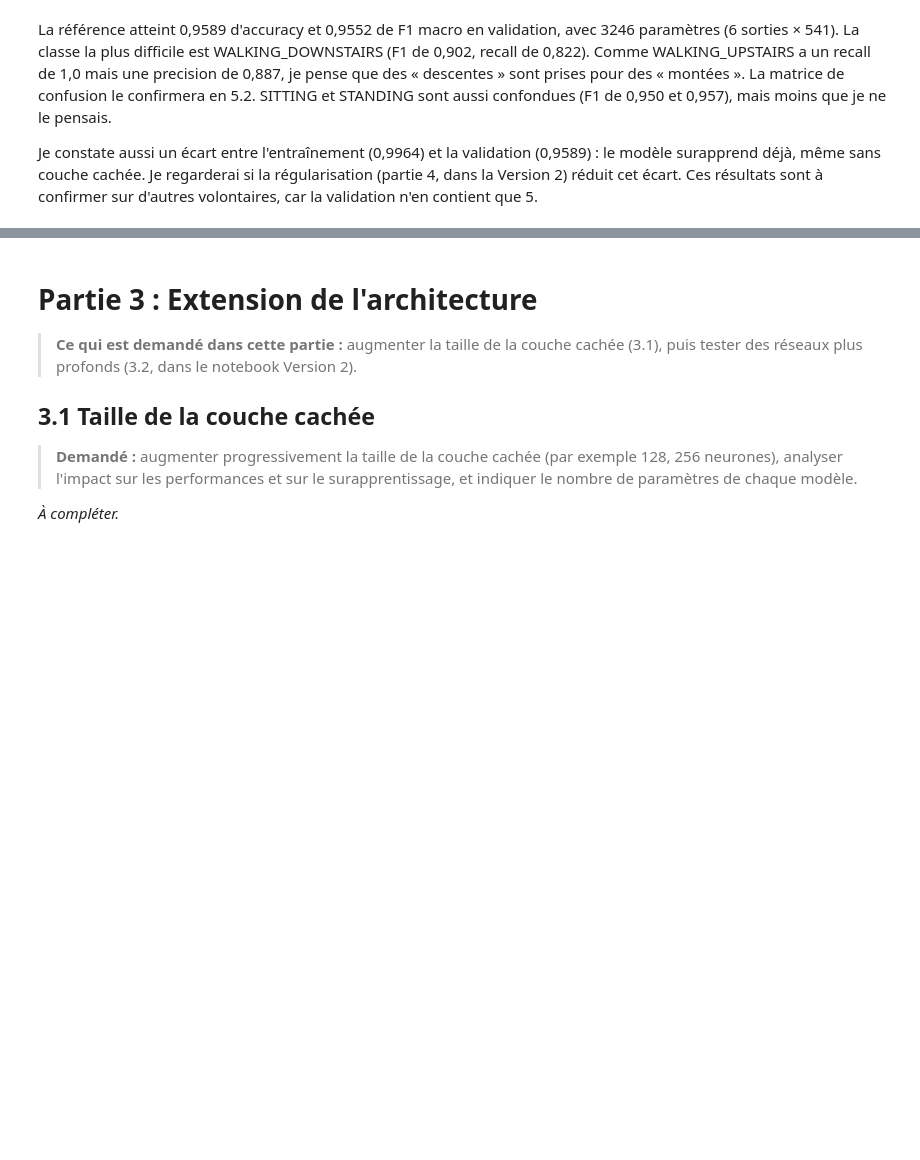
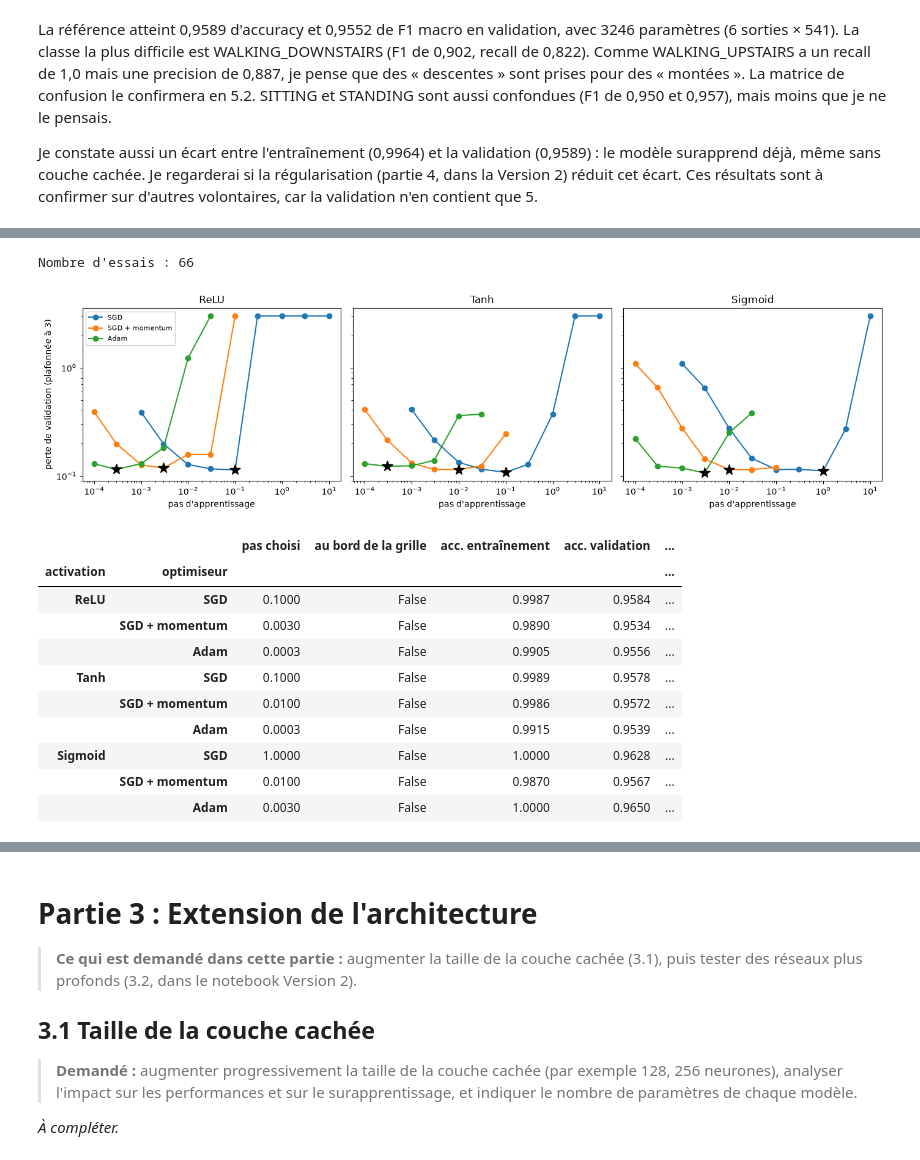
Before and after one commit to MarteOued/-tude-progressive-des-r-seaux-de-neurones-sur-le-jeu-de-donn-es-HAR, a Jupyter notebook: 1_une_couche_cachee.ipynb, the cells around one changed output, grey strips where cells are left out. Saved outputs shown, nothing was run; the diff lists cells and outputs as text; code cells hidden in the pictures; blank space fills up the shorter version.

```diff
--- a/1_une_couche_cachee.ipynb
+++ b/1_une_couche_cachee.ipynb
@@ -542,0 +757,68 @@ Je constate aussi un écart entre l'entraînement (0,9964) et la validation (0,9
+# %%
+ACTIVATIONS = {"ReLU": nn.ReLU, "Tanh": nn.Tanh, "Sigmoid": nn.Sigmoid}
+GRILLES = {
+    "SGD": [1e-3, 3e-3, 1e-2, 3e-2, 1e-1, 3e-1, 1.0, 3.0, 10.0],
+    "SGD + momentum": [1e-4, 3e-4, 1e-3, 3e-3, 1e-2, 3e-2, 1e-1],
+    "Adam": [1e-4, 3e-4, 1e-3, 3e-3, 1e-2, 3e-2],
+}
+N_EPOCHS = 30
+
+# On garde le modèle et l'historique de chaque essai
+resultats = {}
+for act_nom, act in ACTIVATIONS.items():
+    for opt_nom, grille in GRILLES.items():
+        for lr in grille:
+            resultats[(act_nom, opt_nom, lr)] = fit(act, opt_nom, lr, N_EPOCHS)
+print("Nombre d'essais :", len(resultats))
+
+
+def meilleur_lr(act_nom, opt_nom):
+    # Pas qui minimise la perte de validation à la dernière époque (nan -> écarté)
+    pertes = {lr: resultats[(act_nom, opt_nom, lr)][1]["val_loss"][-1] for lr in GRILLES[opt_nom]}
+    return min(pertes, key=lambda lr: np.nan_to_num(pertes[lr], nan=np.inf))
+
+
+LR_CHOISI = {(a, o): meilleur_lr(a, o) for a in ACTIVATIONS for o in GRILLES}
+# %% [output]
+Nombre d'essais : 66
+# %%
+# Perte de validation (dernière époque) selon le pas d'apprentissage
+fig, axes = plt.subplots(1, 3, figsize=(14, 3.8), sharey=True)
+for ax, a in zip(axes, ACTIVATIONS):
+    for o, grille in GRILLES.items():
+        pertes = [np.nan_to_num(resultats[(a, o, lr)][1]["val_loss"][-1], nan=10) for lr in grille]
+        ax.plot(grille, np.minimum(pertes, 3), marker="o", label=o)
+        lr_ok = LR_CHOISI[(a, o)]
+        ax.plot(lr_ok, min(resultats[(a, o, lr_ok)][1]["val_loss"][-1], 3), "k*", markersize=13)
+    ax.set_xscale("log")
+    ax.set_yscale("log")
+    ax.set_title(a)
+    ax.set_xlabel("pas d'apprentissage")
+axes[0].set_ylabel("perte de validation (plafonnée à 3)")
+axes[0].legend(fontsize=8)
+plt.tight_layout()
+plt.show()
+
+# Récapitulatif : pas choisi et scores pour chaque combinaison
+lignes = []
+for (a, o), lr in LR_CHOISI.items():
+    h = resultats[(a, o, lr)][1]
+    lignes.append({"activation": a, "optimiseur": o, "pas choisi": lr,
+                   "au bord de la grille": lr in (GRILLES[o][0], GRILLES[o][-1]),
+                   "acc. entraînement": h["train_acc"][-1], "acc. validation": h["val_acc"][-1],
+                   "F1 macro validation": h["val_f1"][-1], "perte validation": h["val_loss"][-1]})
+tableau22 = pd.DataFrame(lignes).set_index(["activation", "optimiseur"]).round(4)
+tableau22
+# %% [output]
+[figure, added]
+|  |  | pas choisi | au bord de la grille | acc. entraînement | acc. validation | ... |
+| activation | optimiseur |  |  |  |  | ... |
+| ReLU | SGD | 0.1000 | False | 0.9987 | 0.9584 | ... |
+|  | SGD + momentum | 0.0030 | False | 0.9890 | 0.9534 | ... |
+|  | Adam | 0.0003 | False | 0.9905 | 0.9556 | ... |
+| Tanh | SGD | 0.1000 | False | 0.9989 | 0.9578 | ... |
+|  | SGD + momentum | 0.0100 | False | 0.9986 | 0.9572 | ... |
+|  | Adam | 0.0003 | False | 0.9915 | 0.9539 | ... |
+| Sigmoid | SGD | 1.0000 | False | 1.0000 | 0.9628 | ... |
+|  | SGD + momentum | 0.0100 | False | 0.9870 | 0.9567 | ... |
+|  | Adam | 0.0030 | False | 1.0000 | 0.9650 | ... |
```
Also changed, not shown: parts of 60 cells of this notebook.
